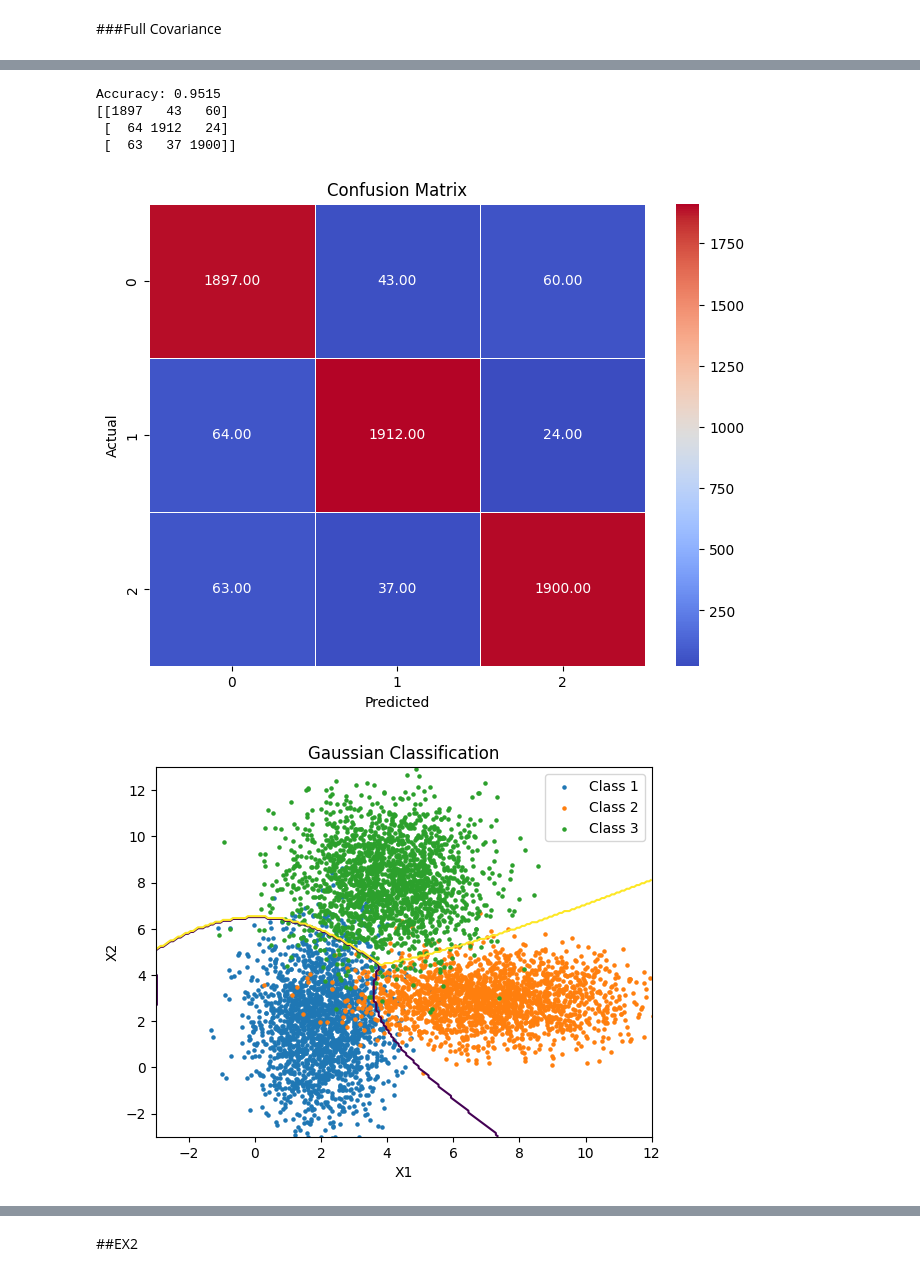
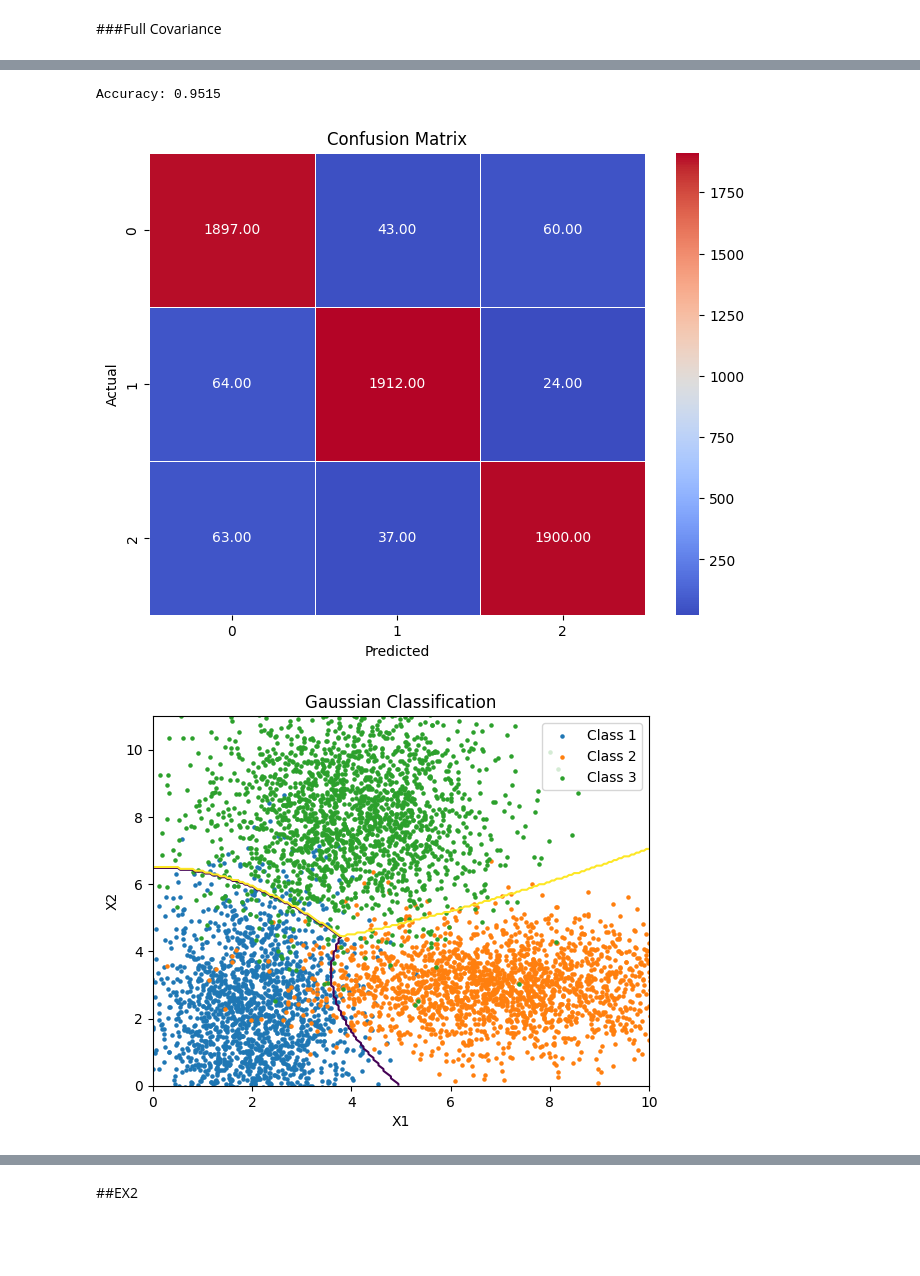
Before and after one commit to KrithikChidM/PrmlLab, a Jupyter notebook: LAB5/code.ipynb, the cells around one changed output, grey strips where cells are left out. Saved outputs shown, nothing was run; the diff lists cells and outputs as text; code cells hidden in the pictures; blank space fills up the shorter version.

```diff
--- a/LAB5/code.ipynb
+++ b/LAB5/code.ipynb
@@ -328,42 +497,75 @@ def classify(x):
     for i in range(3):
         d = x-mu[i]
         p.append(-0.5*d@np.linalg.inv(S[i])@d-0.5*np.log(np.linalg.det(S[i])))
-    return np.argmax(p)
+    return p, np.argmax(p)
 
-yp = np.array([classify(x) for x in Xte])
+ys = []
+yp = []
+for x in Xte:
+    y, p = classify(x)
+    ys.append(y)
+    yp.append(p)
+yp = np.array(yp)
 
 data = confusion_matrix(yte, yp)
 print("Accuracy:", np.mean(yp == yte))
-print(data)
 
 plt.figure(figsize=(8, 6))
 sns.heatmap(
     data,
     annot=True,  # Show numbers inside the cells
     fmt=".2f",  # Format numbers to 2 decimal places
     cmap="coolwarm",  # Color palette (e.g., 'viridis', 'plasma', 'coolwarm')
     linewidths=0.5,  # Add subtle lines between cells
 )
 plt.xlabel("Predicted")
 plt.ylabel("Actual")
 plt.title("Confusion Matrix")
 plt.show()
 
-xx,yy = np.meshgrid(np.linspace(-3,12,200),np.linspace(-3,13,200))
-Z = np.array([classify(x) for x in np.c_[xx.ravel(),yy.ravel()]]).reshape(xx.shape)
+xx, yy = np.meshgrid(np.linspace(0,10,200), np.linspace(0,11,200))
+
+Z = []
+Zp = []
+for x in np.c_[xx.ravel(), yy.ravel()]:
+    y, p = classify(x)
+    Z.append(y)
+    Zp.append(p)
+Zp = np.array(Zp).reshape(xx.shape)
 
 for i in range(3):
-    plt.scatter(Xte[yte==i,0],Xte[yte==i,1],s=5,label=f"Class {i+1}")
+    plt.scatter(Xte[yte==i,0], Xte[yte==i,1], s=5, label=f"Class {i+1}")
 plt.xlabel("X1"); plt.ylabel("X2")
 plt.title("Gaussian Classification")
-plt.contour(xx, yy, Z, levels=[0.5, 1.5])
+plt.contour(xx, yy, Zp, levels=[0.5, 1.5])
 plt.xlim(xx.min(), xx.max())
 plt.ylim(yy.min(), yy.max())
-plt.legend(); plt.show()
+plt.legend()
+plt.show()
+
+yscore = []
+for i in ys:
+  a = []
+  a.append(float(i[0]))
+  a.append(float(i[1]))
+  a.append(float(i[2]))
+  yscore.append(a)
+yscore = np.array(yscore)
+
+ytest = label_binarize(yte, classes=[0, 1, 2])
+
+for i in range(3):
+    fpr, tpr, _ = roc_curve(ytest[:, i], yscore[:, i])
+    plt.plot(fpr, tpr, label=f'Class {i} (AUC = {auc(fpr, tpr):.3f})')
+
+plt.plot([0, 1], [0, 1], 'k--')
+plt.xlabel('False Positive Rate')
+plt.ylabel('True Positive Rate')
+plt.title('Multiclass ROC Curve')
+plt.legend()
+plt.grid()
+plt.show()
 # %% [output]
 Accuracy: 0.9515
-[[1897   43   60]
- [  64 1912   24]
- [  63   37 1900]]
 [figure]
-[figure, old version]
+[figure, new version]
```
Also changed, not shown: parts of 8 cells of this notebook.
